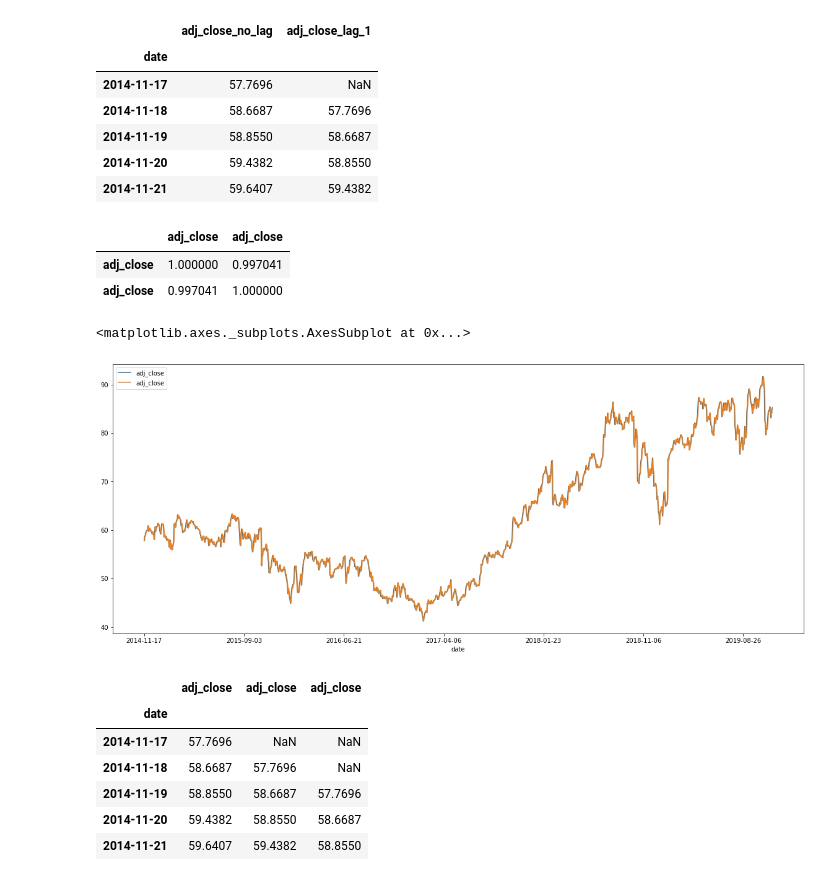
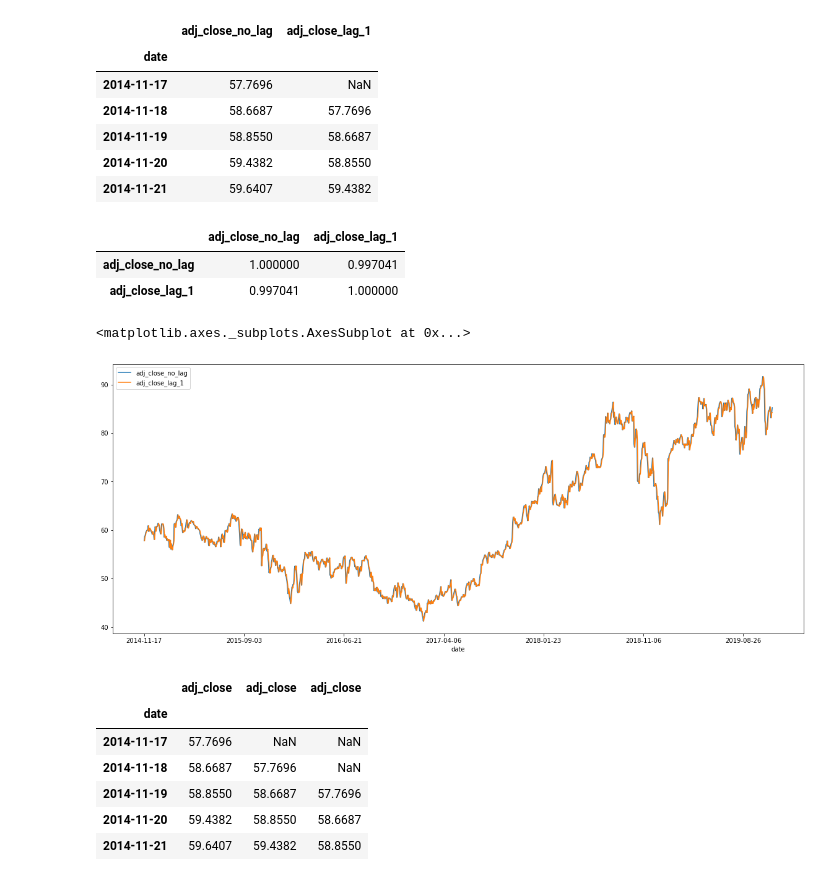
Before and after one commit to amitrani6/time-series-examples, a Jupyter notebook: Time_Series_Models_Examples.ipynb, the cells around one changed output. Cells and saved outputs as stored; diff of their text form; code cells hidden in the pictures.

```diff
--- a/Time_Series_Models_Examples.ipynb
+++ b/Time_Series_Models_Examples.ipynb
@@ -307,7 +307,7 @@ vfc_data.tail()
 # extract prices at lag 1
 vfc_data.rename(columns={'adj_close': 'adj_close_no_lag'}, inplace=True)
 vfc_data = pd.DataFrame(vfc_data['adj_close_no_lag'])
-vfc_data['adj_close_lag_1'] = vfc_data_unedited.shift(periods = 1)
+vfc_data['adj_close_lag_1'] = vfc_data.shift(periods = 1)
 
 vfc_data.head()
 # %% [output]
@@ -320,15 +320,15 @@ vfc_data.head()
 | 2014-11-21 | 59.6407 | 59.4382 |
 # %%
 # View the correlation between the data
-vfc_data_lags.corr()
+vfc_data.corr()
 # %% [output]
-|  | adj_close | adj_close |
-| adj_close | 1.000000 | 0.997041 |
-| adj_close | 0.997041 | 1.000000 |
+|  | adj_close_no_lag | adj_close_lag_1 |
+| adj_close_no_lag | 1.000000 | 0.997041 |
+| adj_close_lag_1 | 0.997041 | 1.000000 |
 # %%
-vfc_data_lags.plot(figsize = (20, 8))
+vfc_data.plot(figsize = (20, 8))
 # %% [output]
 <matplotlib.axes._subplots.AxesSubplot at 0x...>
-[figure, old version]
+[figure, new version]
 # %%
 # extract prices at lag 2
```
Also changed, not shown: parts of 1 cell of this notebook.
